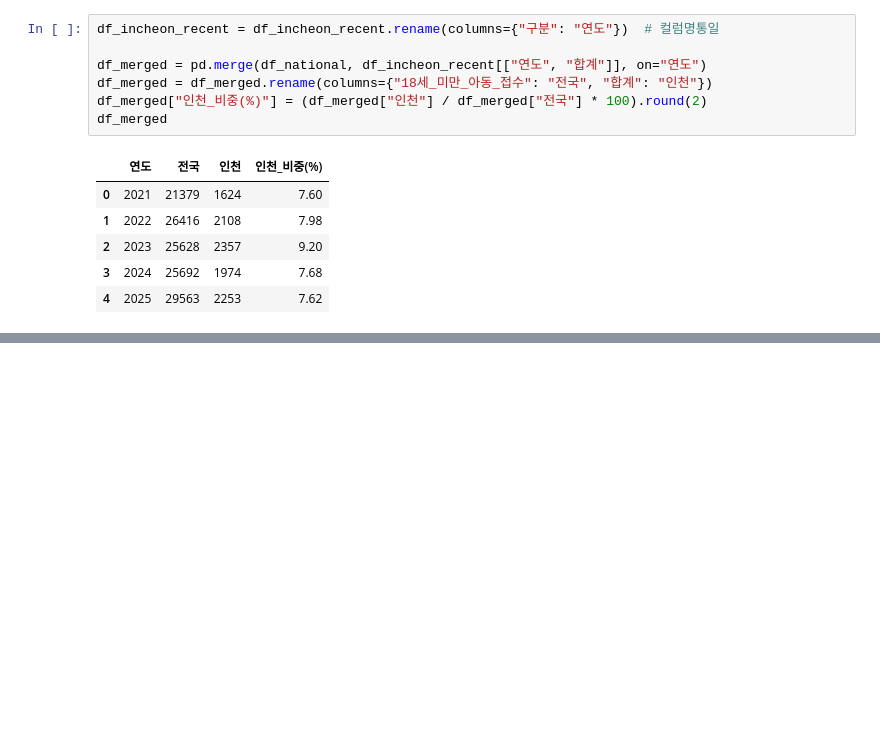
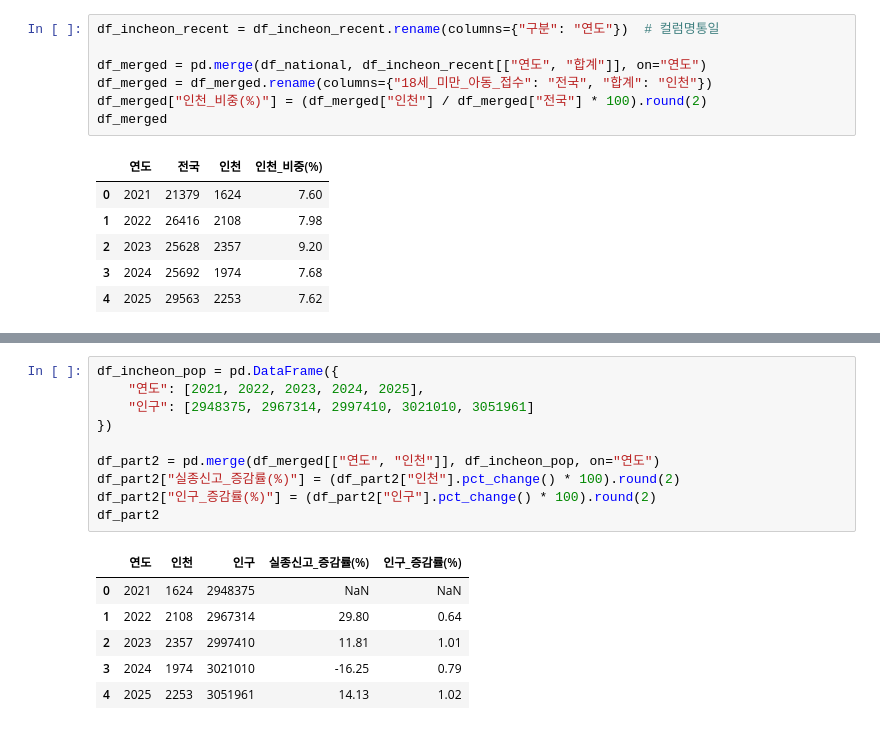
Before and after one commit to Ka-YJS/Analysis-project, a Jupyter notebook: 02_national-vs-incheon-missing-children/analysis.ipynb, the cells around one changed output, grey strips where cells are left out. Saved outputs shown, nothing was run; the diff lists cells and outputs as text; blank space fills up the shorter version.

```diff
--- a/02_national-vs-incheon-missing-children/analysis.ipynb
+++ b/02_national-vs-incheon-missing-children/analysis.ipynb
@@ -71,0 +88,17 @@ df_merged
+# %%
+df_incheon_pop = pd.DataFrame({
+    "연도": [2021, 2022, 2023, 2024, 2025],
+    "인구": [2948375, 2967314, 2997410, 3021010, 3051961]
+})
+
+df_part2 = pd.merge(df_merged[["연도", "인천"]], df_incheon_pop, on="연도")
+df_part2["실종신고_증감률(%)"] = (df_part2["인천"].pct_change() * 100).round(2)
+df_part2["인구_증감률(%)"] = (df_part2["인구"].pct_change() * 100).round(2)
+df_part2
+# %% [output]
+|  | 연도 | 인천 | 인구 | 실종신고_증감률(%) | 인구_증감률(%) |
+| 0 | 2021 | 1624 | 2948375 | NaN | NaN |
+| 1 | 2022 | 2108 | 2967314 | 29.80 | 0.64 |
+| 2 | 2023 | 2357 | 2997410 | 11.81 | 1.01 |
+| 3 | 2024 | 1974 | 3021010 | -16.25 | 0.79 |
+| 4 | 2025 | 2253 | 3051961 | 14.13 | 1.02 |
```
Also changed, not shown: parts of 3 cells of this notebook.
